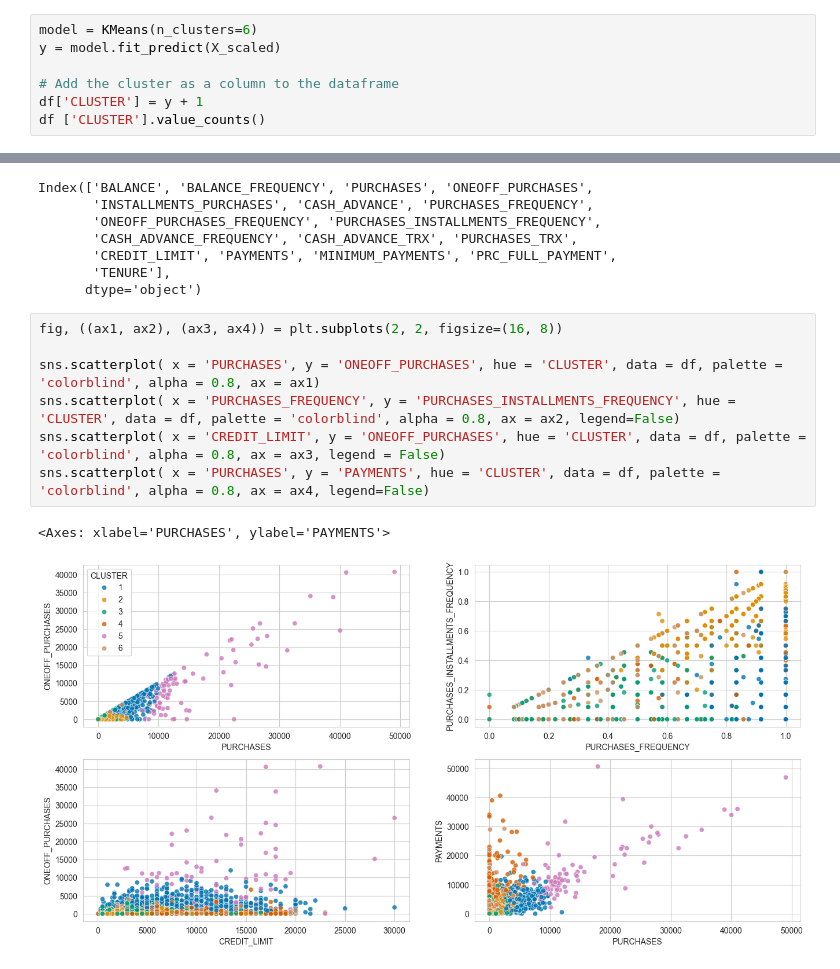
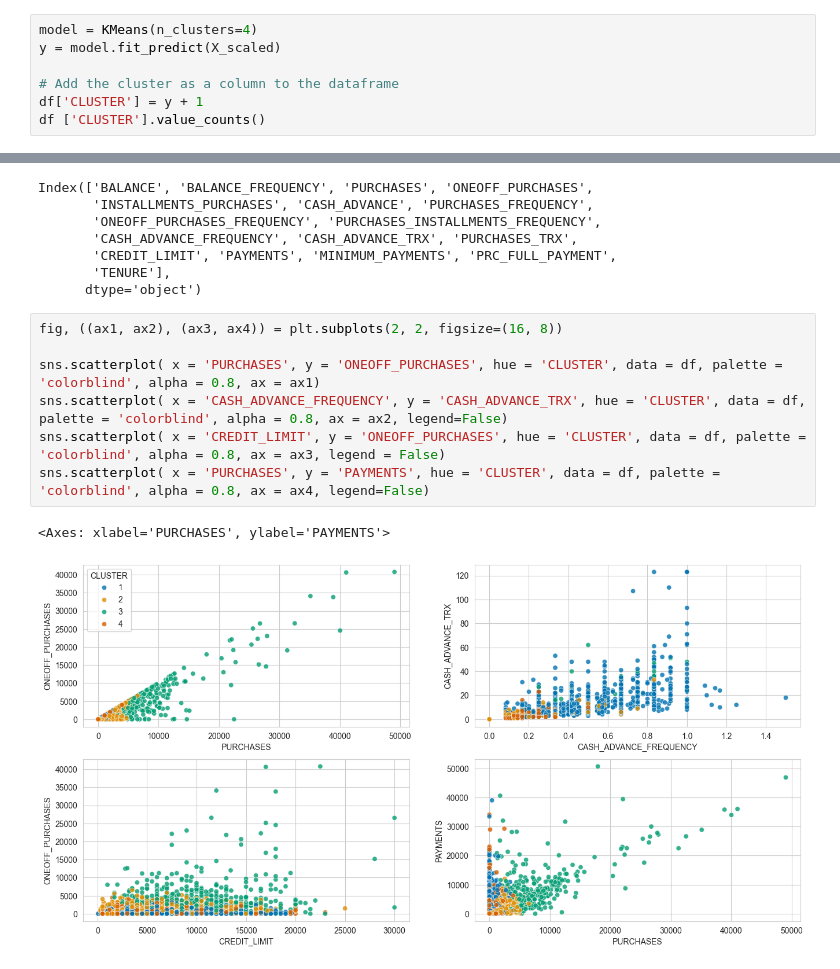
Before and after one commit to saxena-p/Credit-Card-Clustering, a Jupyter notebook: CC-Clustering.ipynb, the cells around one changed output, grey strips where cells are left out. Drawn from its saved outputs; the diff is of its cells as text.

```diff
--- a/CC-Clustering.ipynb
+++ b/CC-Clustering.ipynb
@@ -173,5 +173,5 @@ The rate of drop of inertia seems to slow down after k=6. We use 6 clusters to m
 # %%
-model = KMeans(n_clusters=6)
+model = KMeans(n_clusters=4)
 y = model.fit_predict(X_scaled)
 
 # Add the cluster as a column to the dataframe
@@ -220,10 +218,10 @@ Index(['BALANCE', 'BALANCE_FREQUENCY', 'PURCHASES', 'ONEOFF_PURCHASES',
 # %%
 fig, ((ax1, ax2), (ax3, ax4)) = plt.subplots(2, 2, figsize=(16, 8))
 
 sns.scatterplot( x = 'PURCHASES', y = 'ONEOFF_PURCHASES', hue = 'CLUSTER', data = df, palette = 'colorblind', alpha = 0.8, ax = ax1)
-sns.scatterplot( x = 'PURCHASES_FREQUENCY', y = 'PURCHASES_INSTALLMENTS_FREQUENCY', hue = 'CLUSTER', data = df, palette = 'colorblind', alpha = 0.8, ax = ax2, legend=False)
+sns.scatterplot( x = 'CASH_ADVANCE_FREQUENCY', y = 'CASH_ADVANCE_TRX', hue = 'CLUSTER', data = df, palette = 'colorblind', alpha = 0.8, ax = ax2, legend=False)
 sns.scatterplot( x = 'CREDIT_LIMIT', y = 'ONEOFF_PURCHASES', hue = 'CLUSTER', data = df, palette = 'colorblind', alpha = 0.8, ax = ax3, legend = False)
 sns.scatterplot( x = 'PURCHASES', y = 'PAYMENTS', hue = 'CLUSTER', data = df, palette = 'colorblind', alpha = 0.8, ax = ax4, legend=False)
 # %% [output]
 <Axes: xlabel='PURCHASES', ylabel='PAYMENTS'>
-[figure, old version]
+[figure, new version]
```
Also changed, not shown: parts of 5 cells of this notebook.
